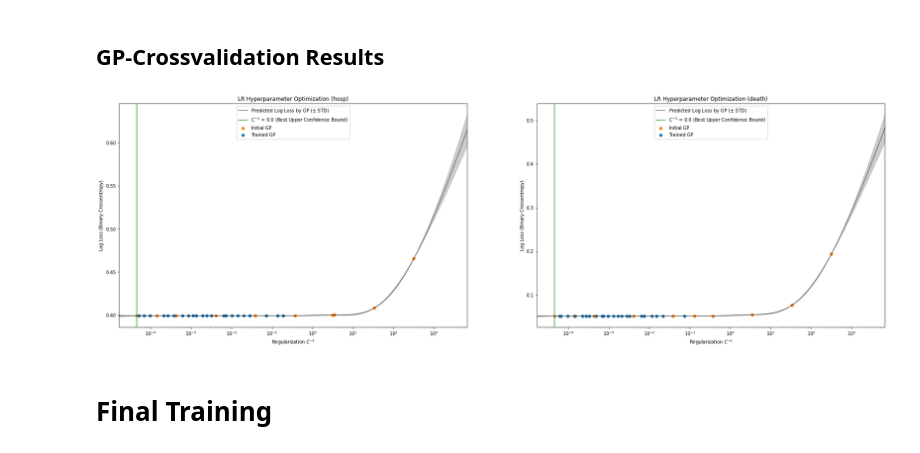
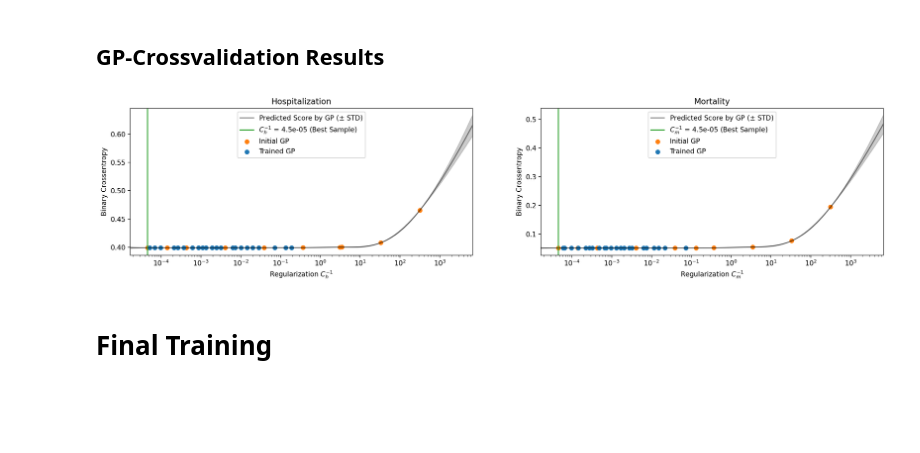
Before and after one commit to psaegert/AML-Final, a Jupyter notebook: models/LR.ipynb, the cells around one changed output. Cells and saved outputs as stored; diff of their text form; code cells hidden in the pictures; blank space fills up the shorter version.

Commit message:
refined and saved gp images

```diff
--- a/models/LR.ipynb
+++ b/models/LR.ipynb
@@ -191,22 +191,24 @@ hyperparameter_best_upper_confidence_bound = {
 # %% [markdown]
 ## GP-Crossvalidation Results
 # %%
-fig, axes = plt.subplots(1, 2, figsize=(30, 9))
+fig, axes = plt.subplots(1, 2, figsize=(30/1.5, 6/1.5), dpi=200)
 
-for i, y_label in enumerate(['hosp', 'death']):
+for i, (y_label, y_label_detail, y_short) in enumerate(zip(['hosp', 'death'], ['Hospitalization', 'Mortality'], ['h', 'm'])):
     axes[i].scatter(np.exp(Q[y_label][:10, 0]), E[y_label][:10, 0], color='tab:orange', label='Initial GP')
     axes[i].scatter(np.exp(Q[y_label][10:, 0]), E[y_label][10:, 0], color='tab:blue', label='Trained GP')
 
-    axes[i].plot(np.exp(inverse_log_C_linspace), GP_predicted_log_loss_mean[y_label][:, 0], color='black', alpha=0.5, label=r'Predicted Log Loss by GP ($\pm$ STD)')
+    axes[i].plot(np.exp(inverse_log_C_linspace), GP_predicted_log_loss_mean[y_label][:, 0], color='black', alpha=0.5, label=r'Predicted Score by GP ($\pm$ STD)')
     axes[i].fill_between(np.exp(inverse_log_C_linspace), GP_predicted_log_loss_mean[y_label][:, 0] - GP_predicted_log_loss_std[y_label][:, 0], GP_predicted_log_loss_mean[y_label][:, 0] + GP_predicted_log_loss_std[y_label][:, 0], color='black', alpha=0.2)
 
-    axes[i].axvline(hyperparameter_best_upper_confidence_bound[y_label]['inverse_C'], color='tab:green', label=r'$C^{-1}$ =' + f' {np.round(hyperparameter_best_upper_confidence_bound[y_label]["inverse_C"], 3)} (Best Upper Confidence Bound)')
+    axes[i].axvline(hyperparameter_best_upper_confidence_bound[y_label]['inverse_C'], color='tab:green', label=r'$C_' + f'{y_short}' + r'^{-1}$ =' + f' {np.round(hyperparameter_best_upper_confidence_bound[y_label]["inverse_C"], 6)} (Best Sample)')
 
     axes[i].set_xscale('log'); axes[i].set_xlim(np.exp(np.min(inverse_log_C_linspace)), np.exp(np.max(inverse_log_C_linspace)))
-    axes[i].set_xlabel(r'Regularization $C^{-1}$'); axes[i].set_ylabel('Log Loss (Binary Crossentropy)'); axes[i].set_title(f'LR Hyperparameter Optimization ({y_label})')
+    axes[i].set_xlabel(r'Regularization $C_' + f'{y_short}' + r'^{-1}$'); axes[i].set_ylabel('Binary Crossentropy'); axes[i].set_title(f'{y_label_detail}')
     axes[i].legend();
+
+plt.savefig('./images/LR_GP.svg')
 # %% [output]
-[figure, old version]
+[figure, new version]
 # %% [markdown]
 # Final Training
 # %%
```
Also changed, not shown: 5 other files.
